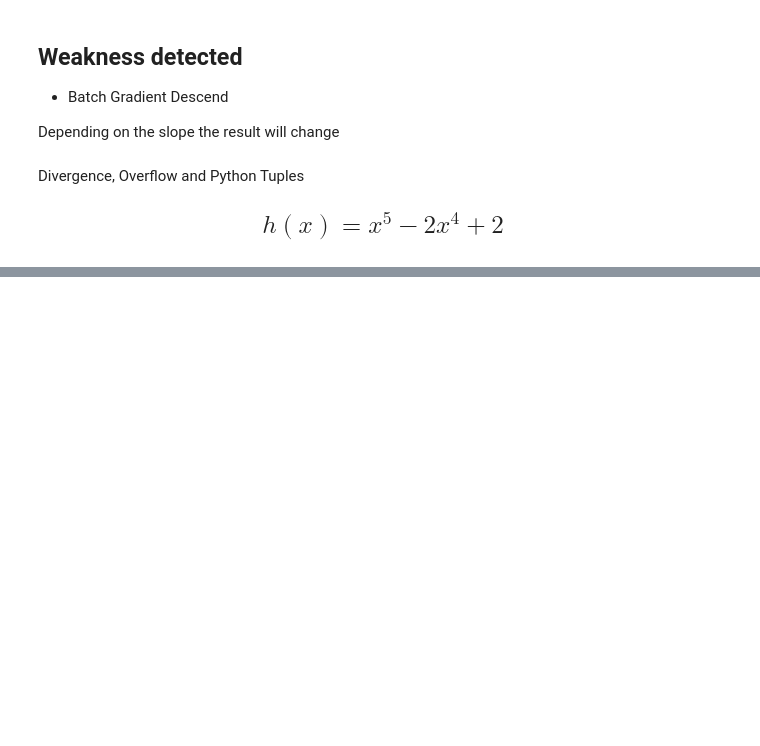
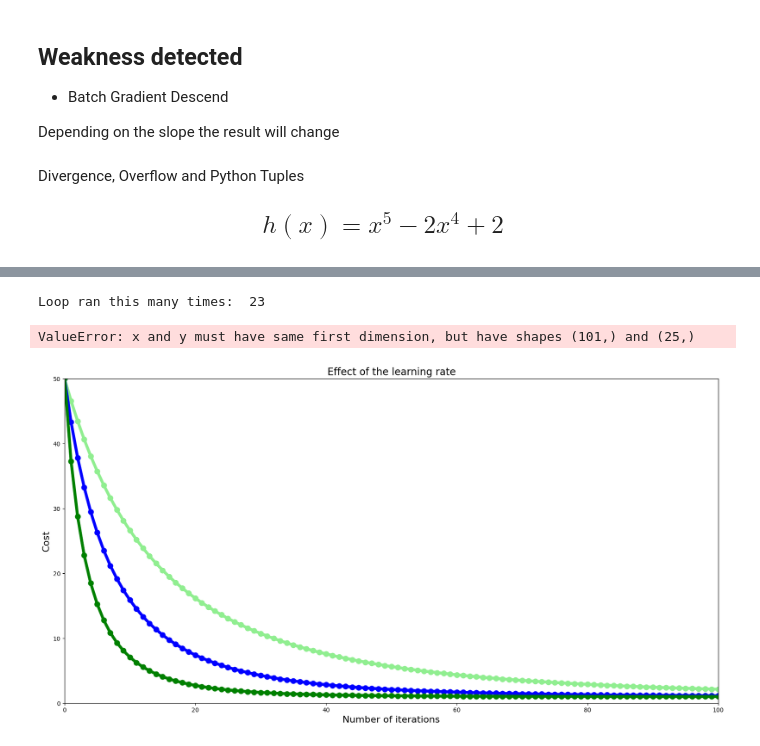
Before and after one commit to latheeshvm/DS-ML, a Jupyter notebook: Gradient Decend/gradient_decend.ipynb, the cells around one changed output, grey strips where cells are left out. Cells and saved outputs as stored; diff of their text form; code cells hidden in the pictures; blank space fills up the shorter version.

```diff
--- a/Gradient Decend/gradient_decend.ipynb
+++ b/Gradient Decend/gradient_decend.ipynb
@@ -327,0 +385,44 @@ OverflowError: (34, 'Result too large')
+# %%
+# Run gradient descent 3 times
+
+n = 100
+low_gamma = gradient_decent(dg, 3, 0.0005, 0.0001, n)
+mid_gamma = gradient_decent(dg, 3, 0.001, 0.0001, n)
+high_gamma = gradient_decent(dg, 3, 0.002, 0.0001, n)
+insane_gamma = gradient_decent(dg, 3, 0.002, 0.00001, n)
+
+
+#plotting reduction in cost for each iteration
+plt.figure(figsize = [20,10])
+
+plt.xlim(0, n)
+plt.ylim(0, 50)
+
+plt.title("Effect of the learning rate", fontsize=17)
+plt.xlabel("Number of iterations", fontsize=16)
+plt.ylabel("Cost", fontsize = 16)
+
+low_values = np.array(low_gamma[1])
+
+iterations_list = list(range(0, n+1))
+
+#ploting low learning rate
+plt.plot(iterations_list, g(low_values), color="lightgreen", linewidth=5)
+plt.scatter(iterations_list, g(low_values), color='lightgreen', s=80)
+
+#plotting mid learning rate
+plt.plot(iterations_list, g(np.array(mid_gamma[1])), color="blue", linewidth=5)
+plt.scatter(iterations_list, g(np.array(mid_gamma[1])), color='blue', s=80)
+
+
+#plotting mid learning rate
+plt.plot(iterations_list, g(np.array(high_gamma[1])), color="green", linewidth=5)
+plt.scatter(iterations_list, g(np.array(high_gamma[1])), color='green', s=80)
+
+#plotting mid learning rate
+plt.plot(iterations_list, g(np.array(insane_gamma[1])), color="red", linewidth=5)
+plt.scatter(iterations_list, g(np.array(insane_gamma[1])), color='red', s=80)
+# %% [output]
+Loop ran this many times:  23
+ValueError: x and y must have same first dimension, but have shapes (101,) and (25,)
+[figure, added]
```
Also changed, not shown: parts of 17 cells of this notebook.
